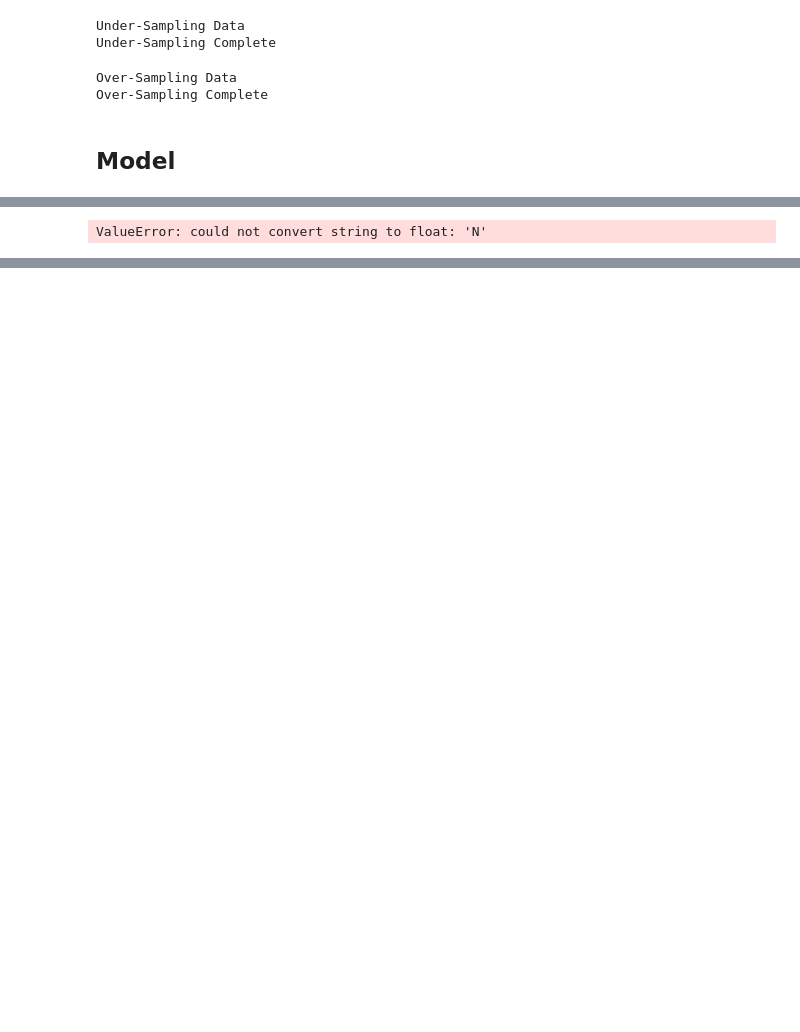
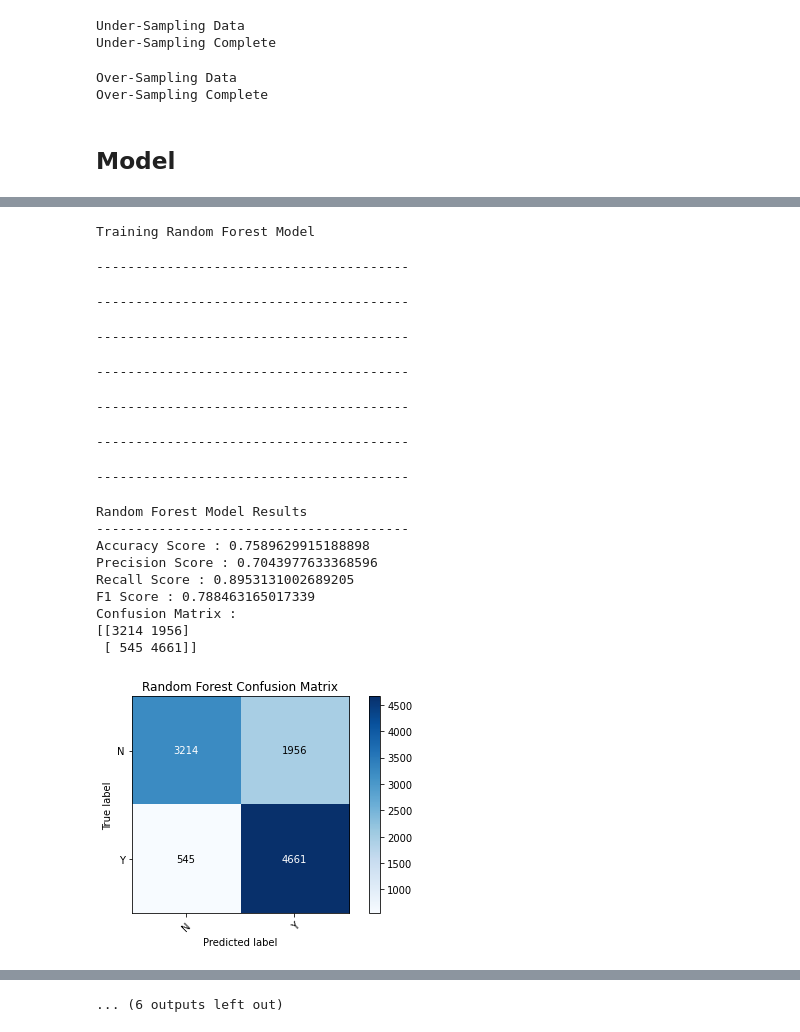
Before and after one commit to Amstelz/fake-review-detection, a Jupyter notebook: Code/kl_feature_importance.ipynb, the cells around one changed output, grey strips where cells are left out. Cells and saved outputs as stored; diff of their text form; code cells hidden in the pictures; blank space fills up the shorter version.

```diff
--- a/Code/kl_feature_importance.ipynb
+++ b/Code/kl_feature_importance.ipynb
@@ -123,7 +130,6 @@ Under-Sampling Data
 Under-Sampling Complete
 # %%
 over_sampled_df = dataframe_helper.over_sampling(df=df, target='flagged', big_sample='Y', small_sample='N')
-over_sampled_df.reset_index(drop=True, inplace=True)
 # over_sampled_df.to_csv('../Data/over_sampled_KL_df.csv', index=False)
 # over_sampled_df = pd.read_csv('../Data/over_sampled_KL_df.csv')
 # %% [output]
@@ -144,4 +193,4 @@ nb = GaussianNB()
 # %%
-model, results, feature = learning.semi_supervised_learning(over_sampled_df, model=rf, threshold=0.7, iterations=15, algorithm='Random Forest', target_column='flagged')
-# model, results, feature = learning.semi_supervised_learning(over_sampled_df, model=nb, threshold=0.7, iterations=15, algorithm='Naive Bayes')
+learning.semi_supervised_learning(over_sampled_df, experiment_name, df_type='over_sampled', model=rf, threshold=0.7, iterations=7, algorithm='Random Forest', target_column='flagged', log=True)
+learning.semi_supervised_learning(over_sampled_df, experiment_name, df_type='over_sampled', model=nb, threshold=0.7, iterations=7, algorithm='Naive Bayes', target_column='flagged', log=True)
 # %% [output]
@@ -149 +198,18 @@ Training Random Forest Model
-ValueError: could not convert string to float: 'N'
+Training Random Forest Model
+----------------------------------------
+----------------------------------------
+----------------------------------------
+----------------------------------------
+----------------------------------------
+----------------------------------------
+----------------------------------------
+Random Forest Model Results
+----------------------------------------
+Accuracy Score : 0.7589629915188898
+Precision Score : 0.7043977633368596
+Recall Score : 0.8953131002689205
+F1 Score : 0.788463165017339
+Confusion Matrix :
+[[3214 1956]
+ [ 545 4661]]
+[figure, added]
@@ -150 +217,2 @@ ValueError: could not convert string to float: 'N'
+... (6 outputs left out)
 # %%
```
Also changed, not shown: parts of 12 cells of this notebook, 21 other files.
